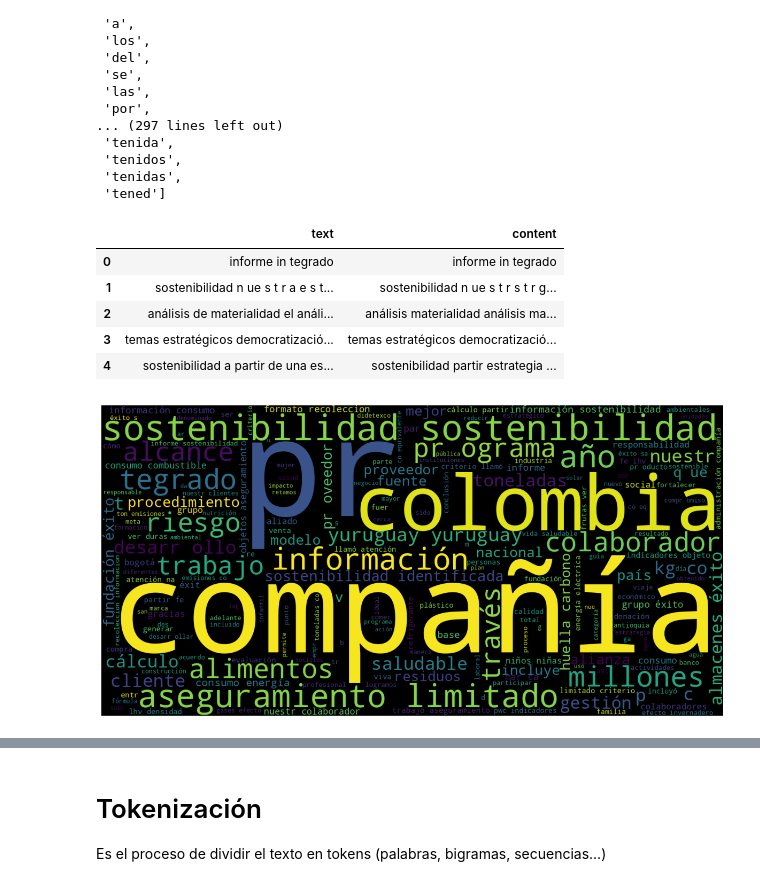
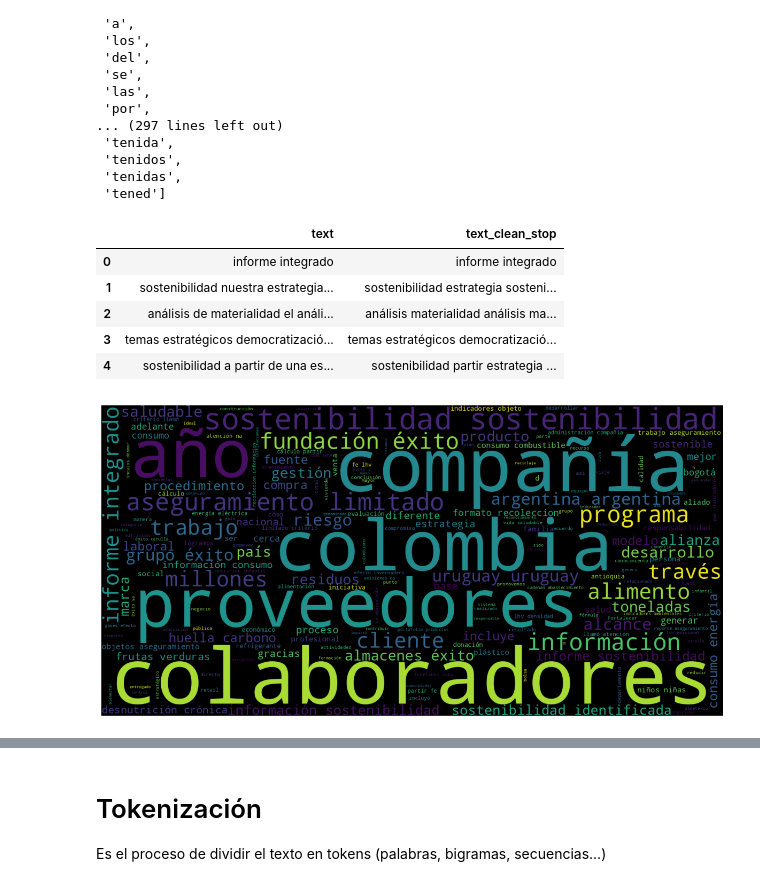
Before and after one commit to ibonetc/Data_Analytics, a Jupyter notebook: NLP/Procesamiento_de_Lenguaje_Natural.ipynb, the cells around one changed output, grey strips where cells are left out. Drawn from its saved outputs; the diff is of its cells as text; code cells hidden in the pictures.

```diff
--- a/NLP/Procesamiento_de_Lenguaje_Natural.ipynb
+++ b/NLP/Procesamiento_de_Lenguaje_Natural.ipynb
@@ -131,0 +50,3 @@ pdf_file = PdfReader(memory_file)
+# %%
+res = requests.get(url)
+doc = fitz.open(stream = res.content, filetype="pdf")
@@ -142,3 +65,5 @@ text_content = [p.extract_text() for p in pdf_file.pages]
+# %%
+text_content = [page.get_text() for page in doc]
 # %%
 text_content
 # %% [output]
@@ -393,23 +321,23 @@ stop
  'tenidas',
  'tened']
 # %%
-df_clean['content'] = df_clean['text'].apply(lambda x: ' '.join([word for word in x.split() if word not in (stop)]))
+df_clean['text_clean_stop'] = df_clean['text'].apply(lambda x: ' '.join([word for word in x.split() if word not in (stop)]))
 df_clean.head()
 # %% [output]
-|  | text | content |
-| 0 | informe in tegrado | informe in tegrado |
-| 1 | sostenibilidad n ue s t r a e s t... | sostenibilidad n ue s t r s t r g... |
+|  | text | text_clean_stop |
+| 0 | informe integrado | informe integrado |
+| 1 | sostenibilidad nuestra estrategia... | sostenibilidad estrategia sosteni... |
 | 2 | análisis de materialidad el análi... | análisis materialidad análisis ma... |
 | 3 | temas estratégicos democratizació... | temas estratégicos democratizació... |
 | 4 | sostenibilidad a partir de una es... | sostenibilidad partir estrategia ... |
 # %%
 import matplotlib.pyplot as plt
 from wordcloud import WordCloud
-text = ' '.join(txt for txt in df_clean.content)
+text = ' '.join(txt for txt in df_clean.text_clean_stop)
 wordcloud = WordCloud(width=1600, height=800).generate(text)
 plt.figure(figsize=(15,10))
 plt.imshow(wordcloud)
 plt.axis("off")
 plt.show()
 # %% [output]
-[figure, old version]
+[figure, new version]
```
Also changed, not shown: parts of 57 cells of this notebook.
